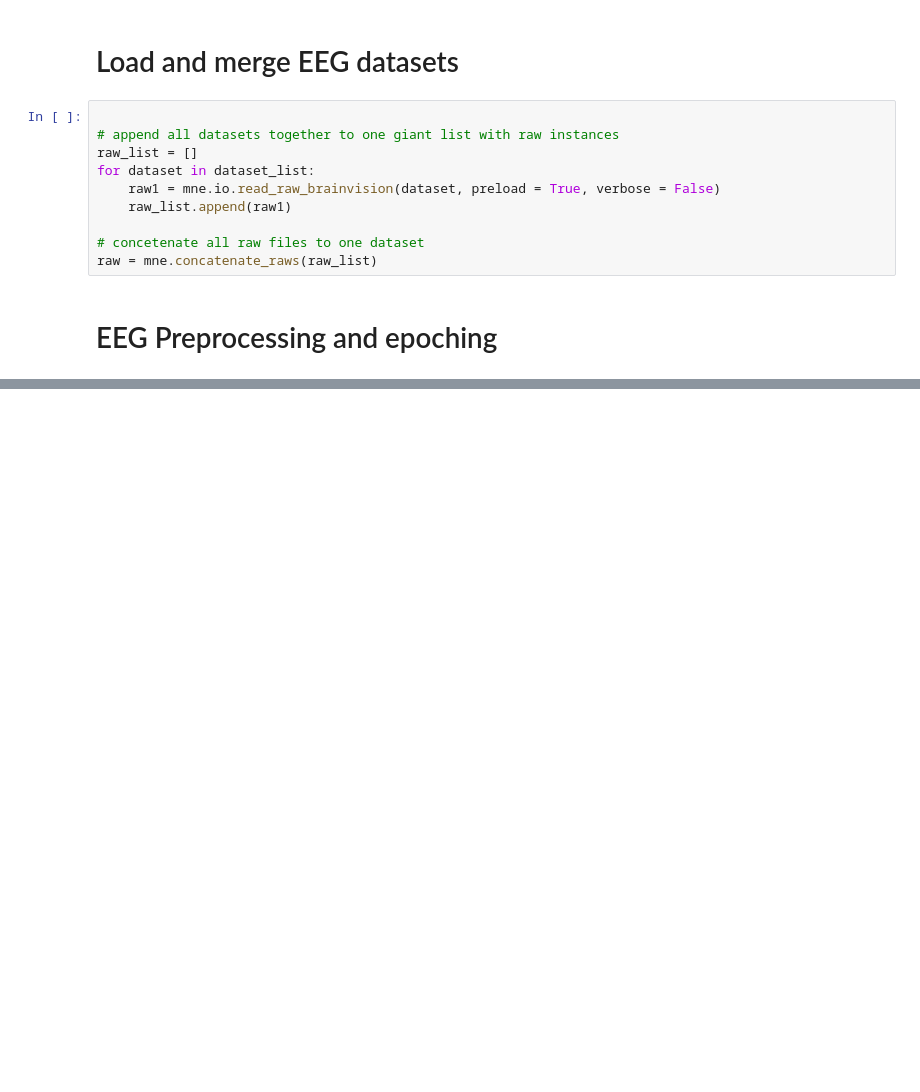
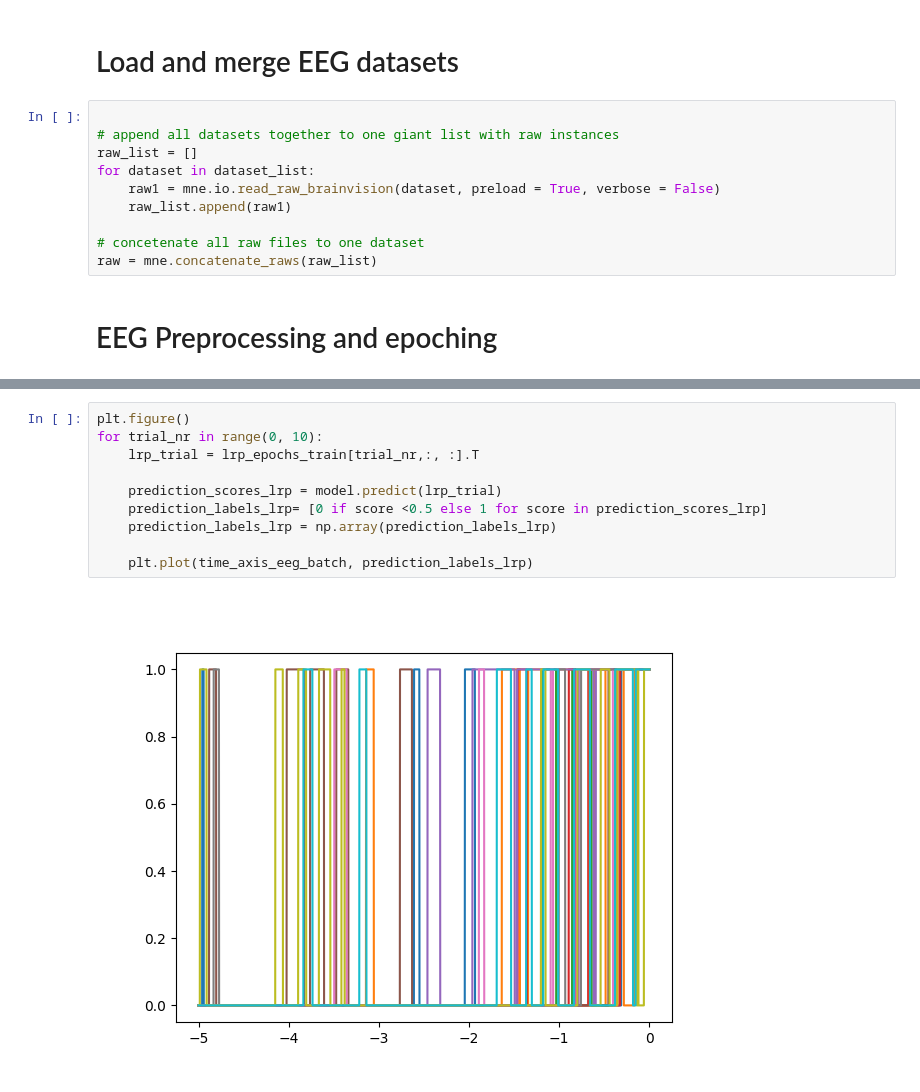
Before and after one commit to Raider123/Biosignal_toolbox, a Jupyter notebook: fcn_preprocessing_all_channel_LRP_approach.ipynb, the cells around one changed output, grey strips where cells are left out. Drawn from its saved outputs; the diff is of its cells as text; blank space fills up the shorter version.

```diff
--- a/fcn_preprocessing_all_channel_LRP_approach.ipynb
+++ b/fcn_preprocessing_all_channel_LRP_approach.ipynb
@@ -440,0 +492,12 @@ prediction positive class:  [1 1 1 1 1 1 1 1 1 1 1 1 1 1 1 1 1 1 1 1 1 1 1 1 1 1
+# %%
+plt.figure()
+for trial_nr in range(0, 10):
+    lrp_trial = lrp_epochs_train[trial_nr,:, :].T
+
+    prediction_scores_lrp = model.predict(lrp_trial)
+    prediction_labels_lrp= [0 if score <0.5 else 1 for score in prediction_scores_lrp]
+    prediction_labels_lrp = np.array(prediction_labels_lrp)
+
+    plt.plot(time_axis_eeg_batch, prediction_labels_lrp)
+# %% [output]
+[figure, added]
```
Also changed, not shown: parts of 29 cells of this notebook.
